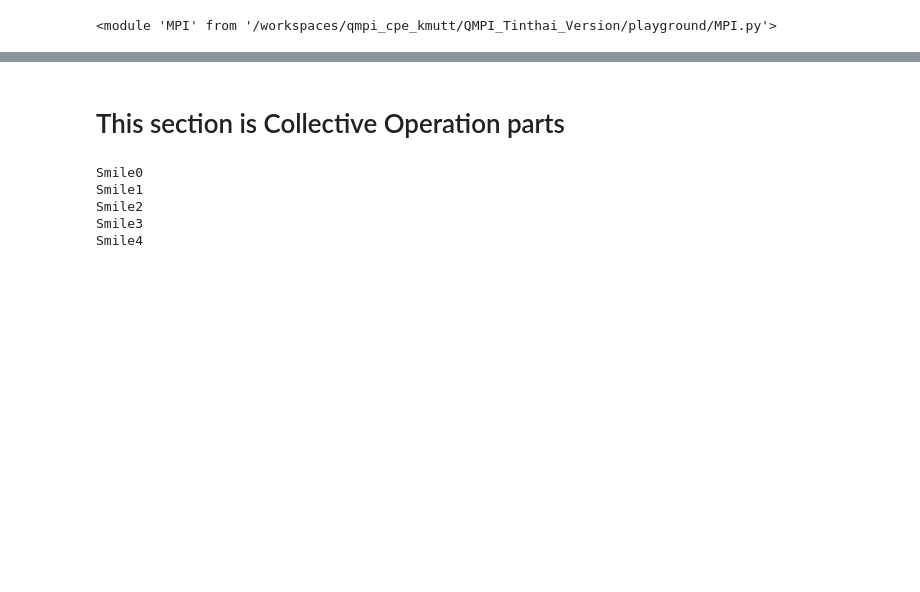
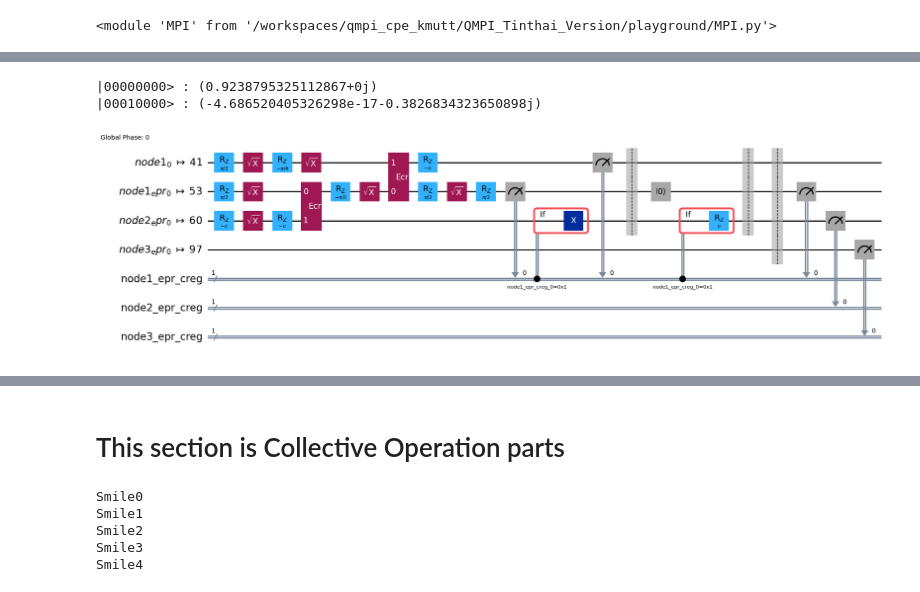
Before and after one commit to EayonTinthai/qmpi_cpe_kmutt, a Jupyter notebook: QMPI_Tinthai_Version/playground/advance_mpi.ipynb, the cells around one changed output, grey strips where cells are left out. Cells and saved outputs as stored; diff of their text form; code cells hidden in the pictures; blank space fills up the shorter version.

```diff
--- a/QMPI_Tinthai_Version/playground/advance_mpi.ipynb
+++ b/QMPI_Tinthai_Version/playground/advance_mpi.ipynb
@@ -139,0 +113,41 @@ P(cbit[1] = 1) = 0.1445
+# %%
+from qiskit_aer import AerSimulator
+from qiskit import transpile
+
+# 1️⃣ ลบการวัดออก (เพื่อดูสถานะก่อน collapse)
+circ_no_measure = sendqc_epr_class.q.remove_final_measurements(inplace=False)
+
+# 2️⃣ บอกให้ simulator เก็บ statevector
+circ_no_measure.save_statevector()
+
+# 3️⃣ ใช้ simulator แบบ statevector
+sim_sv = AerSimulator(method='statevector')
+
+# 4️⃣ transpile และรัน
+ready_sv = transpile(circ_no_measure, sim_sv)
+result_sv = sim_sv.run(ready_sv).result()
+
+# 5️⃣ ดึงข้อมูล statevector ออกมา
+statevector = result_sv.data(0)['statevector']
+# print(statevector)
+
+from qiskit.quantum_info import Statevector
+import numpy as np
+
+# statevector จากผล simulation
+vec = Statevector(statevector)
+
+# แสดงเฉพาะค่าสำคัญ
+for i, amp in enumerate(vec.data):
+    if not np.isclose(abs(amp), 0):  # ข้ามค่าที่แทบเป็นศูนย์
+        print(f"|{i:0{vec.num_qubits}b}> : {amp}")
+# %% [output]
+|00000000> : (0.9238795325112867+0j)
+|00010000> : (-4.686520405326298e-17-0.3826834323650898j)
+# %%
+backend = FakeKyiv()
+level = 3
+fake_backed_transpiled = transpile(sendqc_epr_class.q, backend=backend, optimization_level=level)
+fake_backed_transpiled.draw('mpl')
+# %% [output]
+[figure, added]
```
Also changed, not shown: parts of 23 cells of this notebook, 11 other files.
